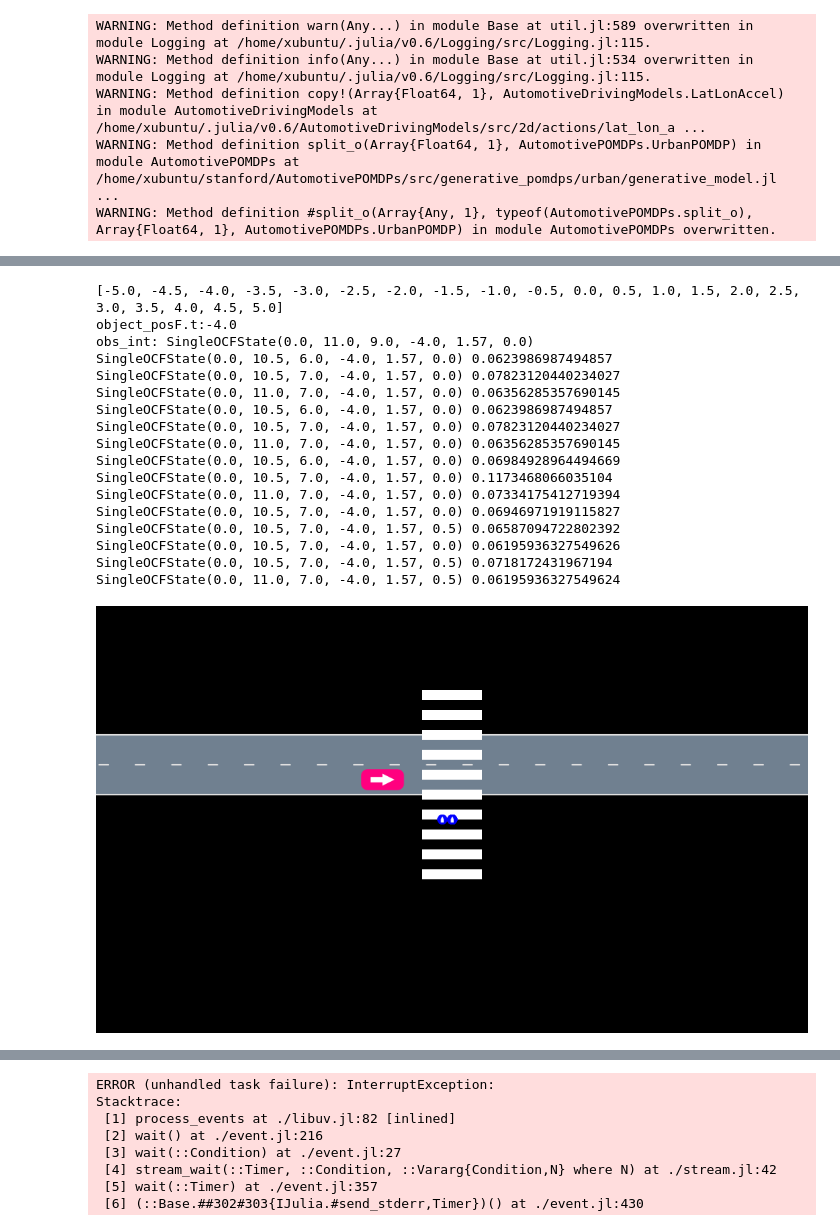
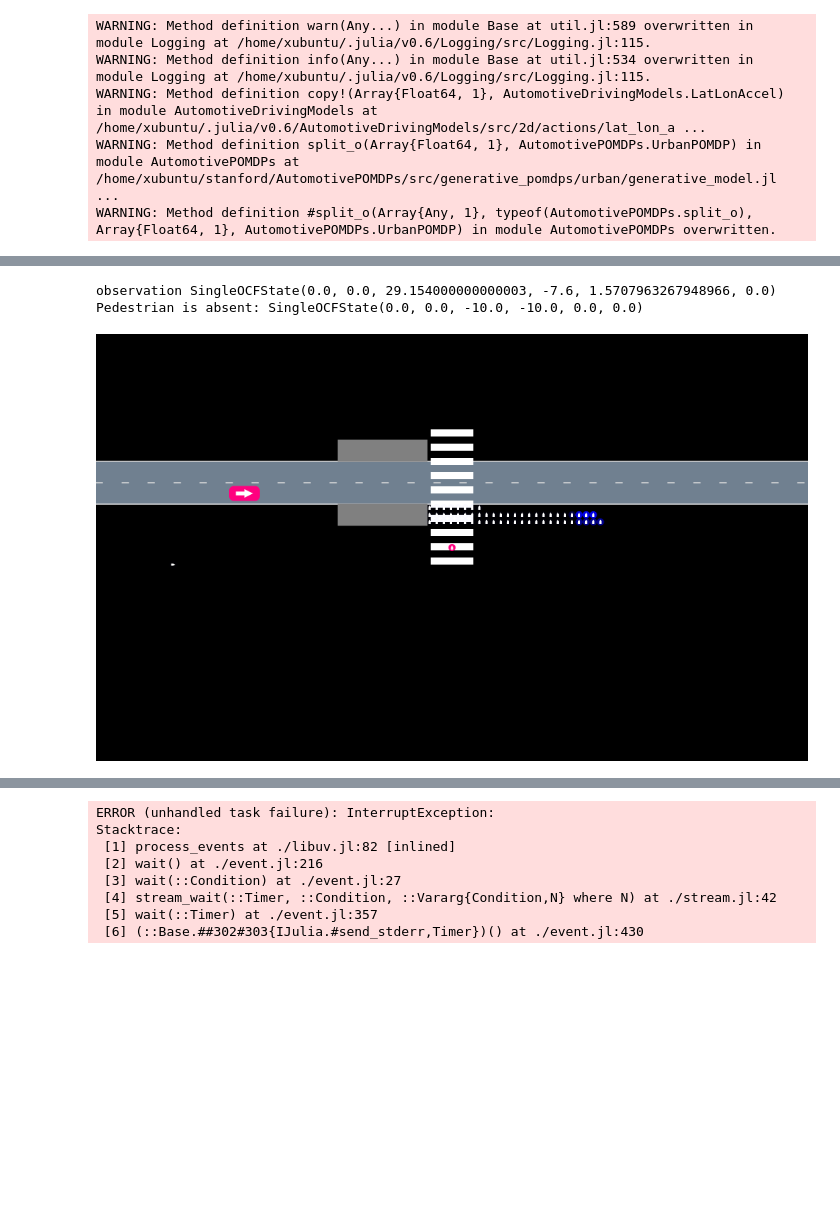
Before and after one commit to sisl/AutomotivePOMDPs.jl, a Jupyter notebook: docs/Transition_validation.ipynb, the cells around one changed output, grey strips where cells are left out. Cells and saved outputs as stored; diff of their text form; code cells hidden in the pictures; blank space fills up the shorter version.

```diff
--- a/docs/Transition_validation.ipynb
+++ b/docs/Transition_validation.ipynb
@@ -32,8 +30,9 @@ include("../src/pedestrian_crossing/frenet_pedestrian_pomdp.jl")
 
 pomdp = SingleOCFPOMDP()
 
+
 params = CrosswalkParams()
-params.obstacles_visible = false
+params.obstacles_visible = true
 
 obstacle_1 = ConvexPolygon([VecE2(34, -1.5), VecE2(34, -4.5), VecE2(46.5, -4.5), VecE2(46.5, -1.5)],4)
 obstacle_2 = ConvexPolygon([VecE2(34, +4.5), VecE2(34, +7.5), VecE2(46.5, +7.5), VecE2(46.5, +4.5)],4)
@@ -42,12 +41,12 @@ params.obstacles = [obstacle_1, obstacle_2]
 
 env = CrosswalkEnv(params)
 pomdp.env = env
+pomdp.obstacles = params.obstacles
 
-
-ego_v = 11.11
+ego_v = 0.#11.11
 ped_v = 5.0/3.6
 hitpoint = 70             # 50: middle, 100: left corner, 0: right corner
-ped_theta = π/2
+ped_theta = π/2#/200
 
 
 # fix values
@@ -70,14 +69,14 @@ if ( false )
 end
   #  ego_v = 10.0
 
-ego_x = 40.846
+ego_x = 20.846
 # Car definition
 car_initial_state = VehicleState(VecSE2(ego_x, ego_y, 0.), env.roadway.segments[1].lanes[1], env.roadway, ego_v)
 ego = Vehicle(car_initial_state, VehicleDef(), 1)
 
 # Pedestrian definition using our new Vehicle definition
 ped_v = 0.0
-ped_y_start = -4.0
+ped_y_start = -7.6
 ped_initial_state = VehicleState(VecSE2(ped_x,ped_y_start,ped_theta), env.crosswalk, env.roadway, ped_v)
 ped = Vehicle(ped_initial_state, AutomotivePOMDPs.PEDESTRIAN_DEF, 2)
 
@@ -93,7 +92,7 @@ AutoViz.render(scene, env, cam=CarFollowCamera(2,14.0))
 
 (ego_y_state_space, ego_v_state_space) = getEgoDataInStateSpace(pomdp, ego_y, ego_v)
 
-
+#=
 object_posF = Frenet(proj(ped.state.posG, get_lane(env.roadway, ego.state), env.roadway, move_along_curves=false),env.roadway)
 
 delta_s = object_posF.s - ego.state.posF.s
@@ -104,57 +103,68 @@ ped_v = ped.state.v
 obs = SingleOCFState(ego_y_state_space, ego_v_state_space, delta_s, delta_d, delta_theta, ped_v)
 println(pomdp.T_RANGE)
 obs_int = pomdp.state_space[state_index(pomdp,obs )]
 
 
 println("object_posF.t:", delta_d)
 println("obs_int: ", obs_int)
-pomdp.ΔT = 0.2
-a_lon = -2.0
+=#
+
+
+pomdp.ΔT = 0.5
+a_lon = 0.0
 a_lat = 0.0
 
-bel = SparseCat([obs_int],[1])
+bel = SparseCat([SingleOCFState(ego_y_state_space, ego_v_state_space, -10.0,-10.0,0.0,0.0)],[1.0])
+bel = initBeliefAbsentPedestrian(pomdp, ego_y_state_space, ego_v_state_space )
+
+
+
 
 next_states = SingleOCFState[]
 for (s, prob) in weighted_iterator(bel)
     td = transition(pomdp, s, SingleOCFAction(a_lon, a_lat), pomdp.ΔT)
     for(sp, prob) in weighted_iterator(td)
-        println(sp, " ", prob)
+     #   println(sp, " ", prob)
         push!(next_states, sp)
     end
 end
 pred_bel = SparseCat(next_states, normalize(ones(length(next_states)),1))
 
 
 
 
-ego_next_state = VehicleState(VecSE2(ego_x+pomdp.ΔT*ego_v+a_lon/2*pomdp.ΔT^2, ego_y+a_lat*pomdp.ΔT, 0.), env.roadway.segments[1].lanes[1], env.roadway, ego_v)
+ego_next_state = VehicleState(VecSE2(ego_x+pomdp.ΔT*ego_v+a_lon/2*pomdp.ΔT^2, ego_y+a_lat*pomdp.ΔT, 0.), env.roadway.segments[1].lanes[1], env.roadway, ego_v+a_lon*pomdp.ΔT)
 ego_1 = Vehicle(ego_next_state, VehicleDef(), 1)
+pomdp.ego_vehicle = ego_1
 
-ped_initial_state = VehicleState(VecSE2(ped_x,ped_y_start+ped_v*pomdp.ΔT,ped_theta), env.crosswalk, env.roadway, ped_v)
-ped_1 = Vehicle(ped_initial_state, AutomotivePOMDPs.PEDESTRIAN_DEF, 2)
+ped_next_posG =VecSE2(ped_x,ped_y_start+ped_v*pomdp.ΔT,ped_theta)
+ped_next_posF = Frenet(proj(ped_next_posG, get_lane(env.roadway, ego.state), env.roadway, move_along_curves=false),env.roadway)
 
-belief_overlay = BeliefOverlay(belief=pred_bel, ego_vehicle=ego_1)
+
+
+ped_next_state = VehicleState(ped_next_posG, ped_next_posF, ped_v)
+ped_1 = Vehicle(ped_next_state, AutomotivePOMDPs.PEDESTRIAN_DEF, 2)
+
+belief_overlay = BeliefOverlay(belief=bel, ego_vehicle=ego_1, color=MONOKAI["color4"])
+
+obs = SingleOCFState(ego_next_state.posF.t, ego_next_state.v,
+                     ped_next_state.posF.s - ego_next_state.posF.s,
+                     ped_next_state.posF.t - ego_next_state.posF.t,
+                     ped_theta, ped_v)
+println("observation ", obs)
+
+next_belief = initBeliefAbsentPedestrian(pomdp, ego_next_state.posF.t, ego_next_state.v )
+
+updater = SingleOCFUpdater(pomdp)
+next_belief = update(updater, bel, SingleOCFAction(a_lon, a_lat), obs)
+
+next_belief_overlay = BeliefOverlay(belief=next_belief,  ego_vehicle=ego_1, color=MONOKAI["color2"])
 
 scene = Scene()
 push!(scene, ego_1)
 push!(scene, ped_1)
-AutoViz.render(scene, env, [belief_overlay], cam=CarFollowCamera(2,14.0))
+AutoViz.render(scene, env, [next_belief_overlay], cam=CarFollowCamera(2,10.0))
 # %% [output]
-[-5.0, -4.5, -4.0, -3.5, -3.0, -2.5, -2.0, -1.5, -1.0, -0.5, 0.0, 0.5, 1.0, 1.5, 2.0, 2.5, 3.0, 3.5, 4.0, 4.5, 5.0]
-object_posF.t:-4.0
-obs_int: SingleOCFState(0.0, 11.0, 9.0, -4.0, 1.57, 0.0)
-SingleOCFState(0.0, 10.5, 6.0, -4.0, 1.57, 0.0) 0.0623986987494857
-SingleOCFState(0.0, 10.5, 7.0, -4.0, 1.57, 0.0) 0.07823120440234027
-SingleOCFState(0.0, 11.0, 7.0, -4.0, 1.57, 0.0) 0.06356285357690145
-SingleOCFState(0.0, 10.5, 6.0, -4.0, 1.57, 0.0) 0.0623986987494857
-SingleOCFState(0.0, 10.5, 7.0, -4.0, 1.57, 0.0) 0.07823120440234027
-SingleOCFState(0.0, 11.0, 7.0, -4.0, 1.57, 0.0) 0.06356285357690145
-SingleOCFState(0.0, 10.5, 6.0, -4.0, 1.57, 0.0) 0.06984928964494669
-SingleOCFState(0.0, 10.5, 7.0, -4.0, 1.57, 0.0) 0.1173468066035104
-SingleOCFState(0.0, 11.0, 7.0, -4.0, 1.57, 0.0) 0.07334175412719394
-SingleOCFState(0.0, 10.5, 7.0, -4.0, 1.57, 0.0) 0.06946971919115827
-SingleOCFState(0.0, 10.5, 7.0, -4.0, 1.57, 0.5) 0.06587094722802392
-SingleOCFState(0.0, 10.5, 7.0, -4.0, 1.57, 0.0) 0.06195936327549626
-SingleOCFState(0.0, 10.5, 7.0, -4.0, 1.57, 0.5) 0.0718172431967194
-SingleOCFState(0.0, 11.0, 7.0, -4.0, 1.57, 0.5) 0.06195936327549624
+observation SingleOCFState(0.0, 0.0, 29.154000000000003, -7.6, 1.5707963267948966, 0.0)
+Pedestrian is absent: SingleOCFState(0.0, 0.0, -10.0, -10.0, 0.0, 0.0)
-[figure, old version]
+[figure, new version]
```
Also changed, not shown: parts of 12 cells of this notebook, 8 other files.
